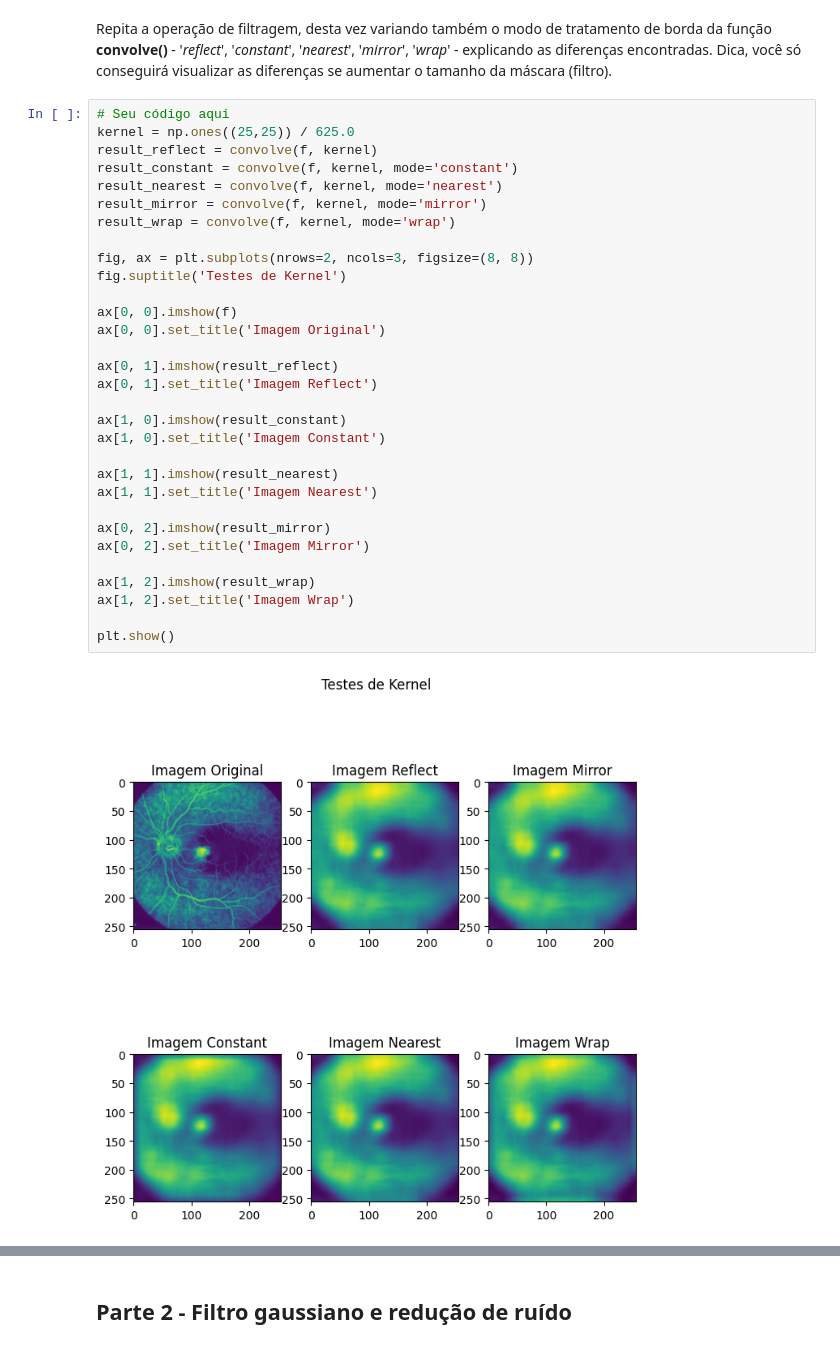
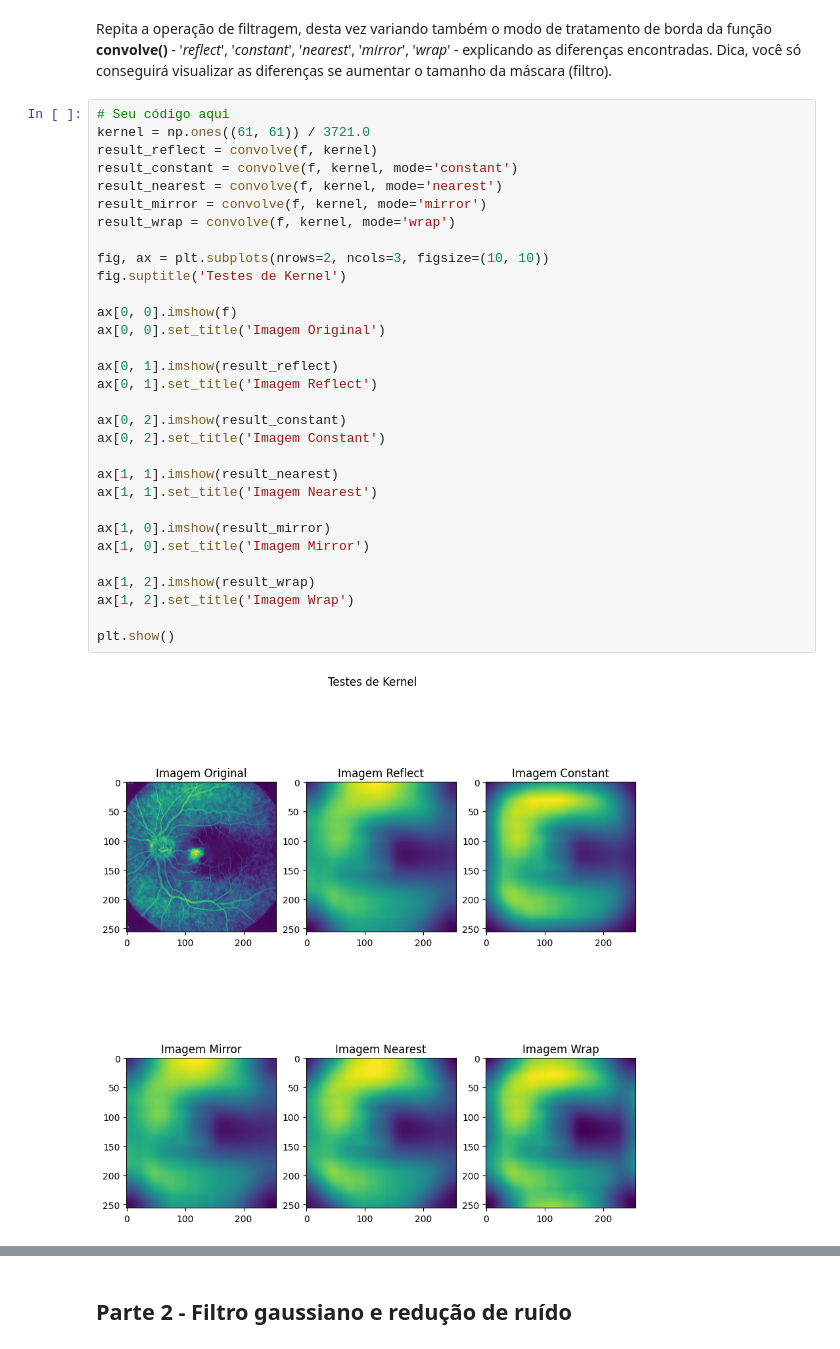
Before and after one commit to UNICAMP-EA979/2026s1-pi04-filtragem-bizzome, a Jupyter notebook: Atividade.ipynb, the cells around one changed output, grey strips where cells are left out. Drawn from its saved outputs; the diff is of its cells as text.

```diff
--- a/Atividade.ipynb
+++ b/Atividade.ipynb
@@ -142,34 +142,34 @@ plt.show()
 Repita a operação de filtragem, desta vez variando também o modo de tratamento de borda da função **convolve()** - '*reflect*', '*constant*', '*nearest*', '*mirror*', '*wrap*' - explicando as diferenças encontradas. Dica, você só conseguirá visualizar as diferenças se aumentar o tamanho da máscara (filtro).
 # %%
 # Seu código aqui
-kernel = np.ones((25,25)) / 625.0
+kernel = np.ones((61, 61)) / 3721.0
 result_reflect = convolve(f, kernel)
 result_constant = convolve(f, kernel, mode='constant')
 result_nearest = convolve(f, kernel, mode='nearest')
 result_mirror = convolve(f, kernel, mode='mirror')
 result_wrap = convolve(f, kernel, mode='wrap')
 
-fig, ax = plt.subplots(nrows=2, ncols=3, figsize=(8, 8))
+fig, ax = plt.subplots(nrows=2, ncols=3, figsize=(10, 10))
 fig.suptitle('Testes de Kernel')
 
 ax[0, 0].imshow(f)
 ax[0, 0].set_title('Imagem Original')
 
 ax[0, 1].imshow(result_reflect)
 ax[0, 1].set_title('Imagem Reflect')
 
-ax[1, 0].imshow(result_constant)
-ax[1, 0].set_title('Imagem Constant')
+ax[0, 2].imshow(result_constant)
+ax[0, 2].set_title('Imagem Constant')
 
 ax[1, 1].imshow(result_nearest)
 ax[1, 1].set_title('Imagem Nearest')
 
-ax[0, 2].imshow(result_mirror)
-ax[0, 2].set_title('Imagem Mirror')
+ax[1, 0].imshow(result_mirror)
+ax[1, 0].set_title('Imagem Mirror')
 
 ax[1, 2].imshow(result_wrap)
 ax[1, 2].set_title('Imagem Wrap')
 
 plt.show()
 # %% [output]
-[figure, old version]
+[figure, new version]
```
Also changed, not shown: parts of 4 cells of this notebook.
